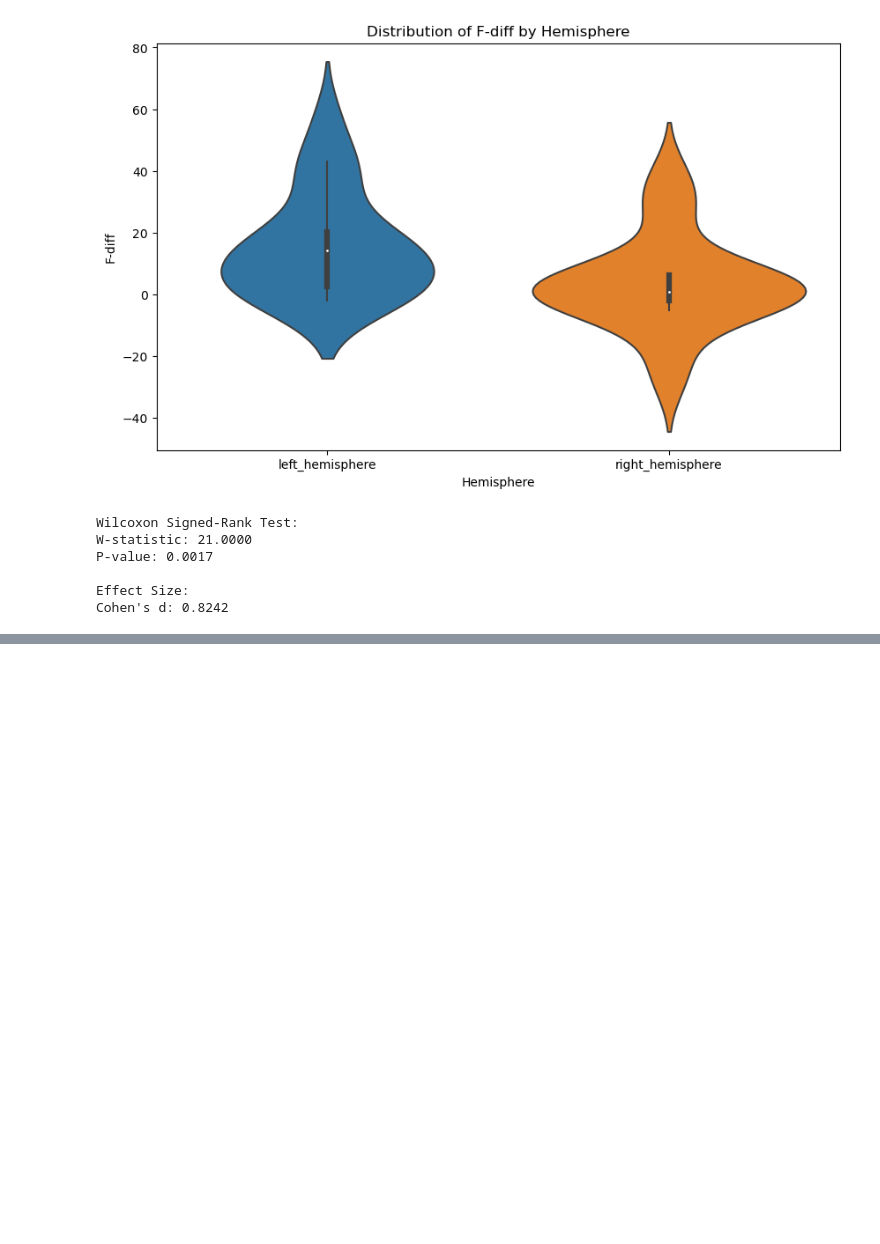
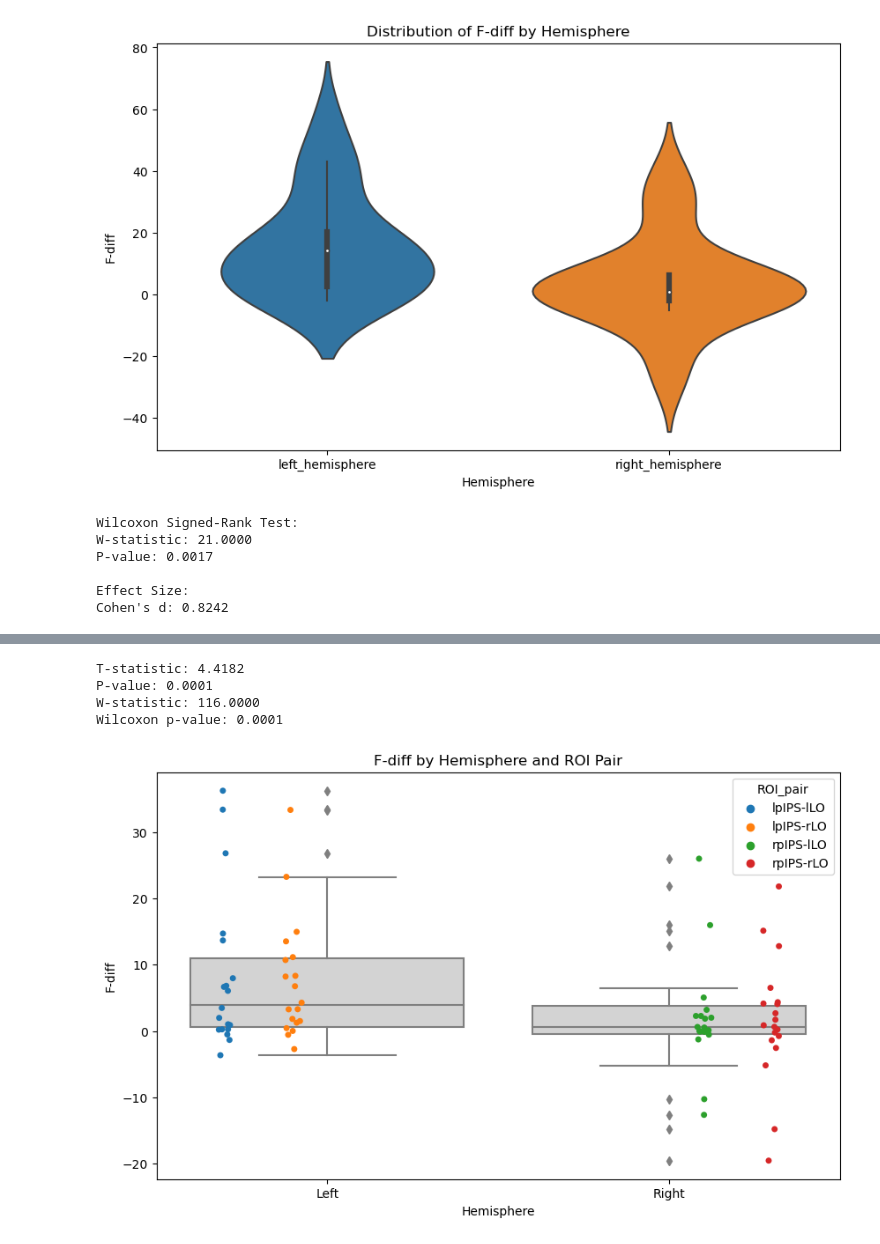
Before and after one commit to cnsimmons/ptoc, a Jupyter notebook: analyses/gca_viz.ipynb, the cells around one changed output, grey strips where cells are left out. Drawn from its saved outputs; the diff is of its cells as text; code cells hidden in the pictures; blank space fills up the shorter version.

Commit message:
working on roi activation plot

```diff
--- a/analyses/gca_viz.ipynb
+++ b/analyses/gca_viz.ipynb
@@ -502,3 +502,54 @@ right       1.719307  0.616449   8.617985 -19.537321  25.974030
 Summary statistics saved to: /user_data/csimmon2/git_repos/ptoc/results/gca/gca_summary_stats.csv
 [figure]
 Analysis complete. Check the output and saved files.
+# %%
+import pandas as pd
+import numpy as np
+from scipy import stats
+import matplotlib.pyplot as plt
+import seaborn as sns
+import os
+
+df = pd.read_csv(gca_results_path)
+
+# Organize data
+left_hemisphere = df[['lpIPS-lLO', 'lpIPS-rLO']]
+right_hemisphere = df[['rpIPS-lLO', 'rpIPS-rLO']]
+
+# Reshape data for analysis
+left_data = left_hemisphere.values.flatten()
+right_data = right_hemisphere.values.flatten()
+
+# Perform paired t-test
+t_statistic, p_value = stats.ttest_rel(left_data, right_data)
+
+print(f"T-statistic: {t_statistic:.4f}")
+print(f"P-value: {p_value:.4f}")
+
+# Wilcoxon signed-rank test
+w_statistic, w_p_value = stats.wilcoxon(left_data, right_data)
+
+print(f"W-statistic: {w_statistic:.4f}")
+print(f"Wilcoxon p-value: {w_p_value:.4f}")
+
+import seaborn as sns
+import matplotlib.pyplot as plt
+
+# Reshape data for plotting
+plot_data = pd.melt(df, value_vars=['lpIPS-lLO', 'lpIPS-rLO', 'rpIPS-lLO', 'rpIPS-rLO'],
+                    var_name='ROI_pair', value_name='F-diff')
+plot_data['Hemisphere'] = plot_data['ROI_pair'].apply(lambda x: 'Left' if x.startswith('l') else 'Right')
+
+# Create plot
+plt.figure(figsize=(10, 6))
+sns.boxplot(x='Hemisphere', y='F-diff', data=plot_data, color='lightgray')
+sns.stripplot(x='Hemisphere', y='F-diff', hue='ROI_pair', data=plot_data, jitter=True, dodge=True)
+
+plt.title('F-diff by Hemisphere and ROI Pair')
+plt.show()
+# %% [output]
+T-statistic: 4.4182
+P-value: 0.0001
+W-statistic: 116.0000
+Wilcoxon p-value: 0.0001
+[figure, added]
```
Also changed, not shown: parts of 1 cell of this notebook, 4 other files.
